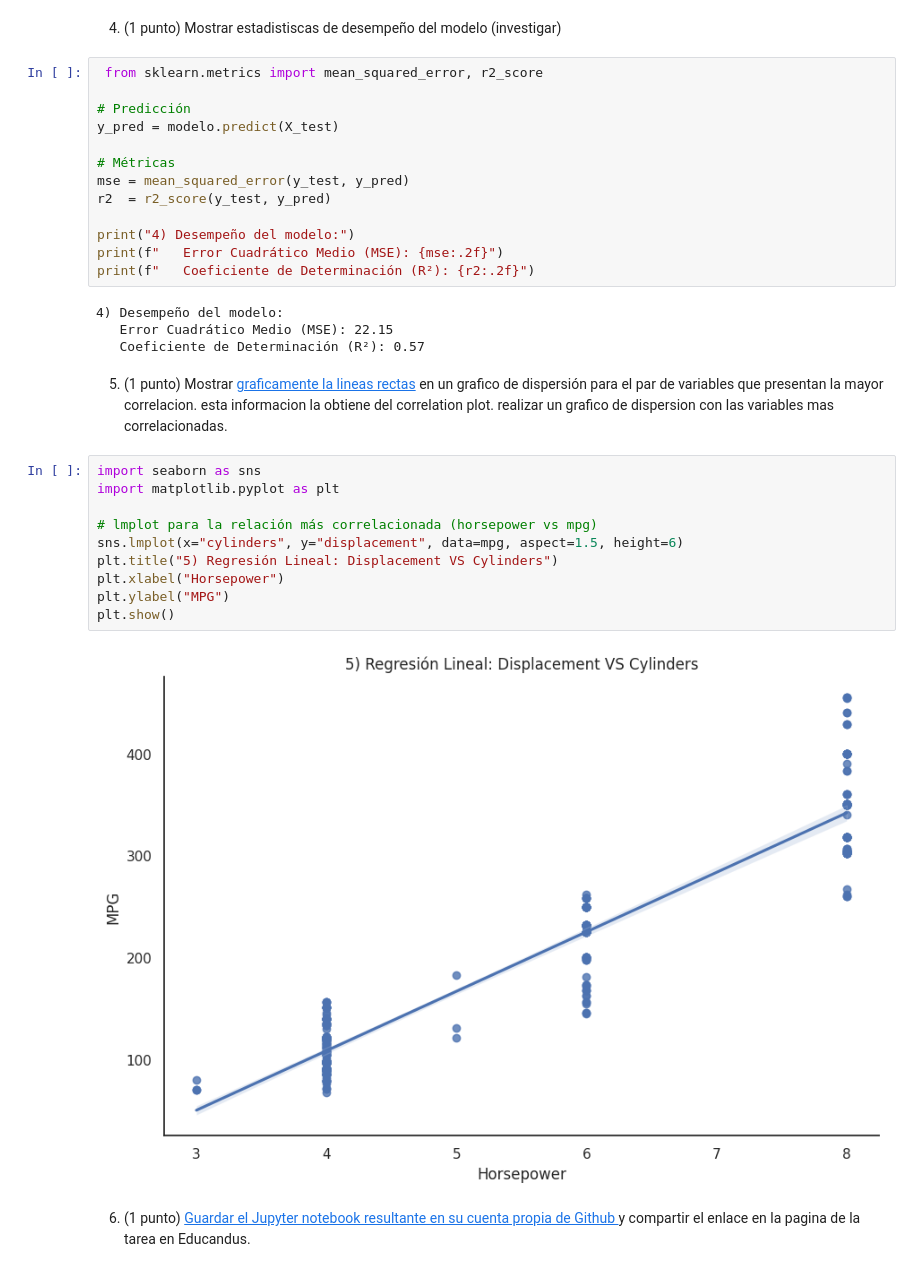
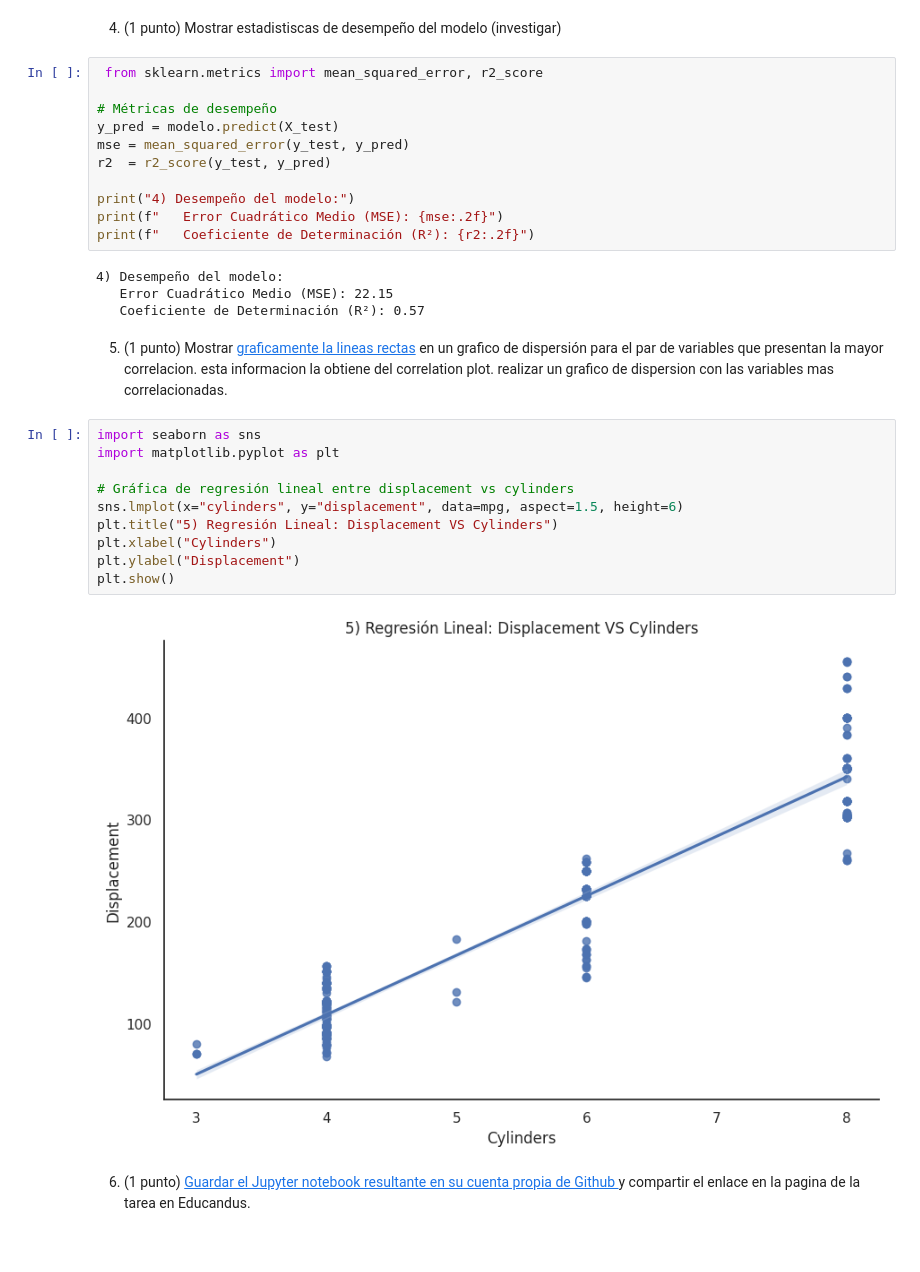
Before and after one commit to BorisMejiasII/RegresionLineal-II, a Jupyter notebook: S07-Linear-Models/Tarea_regresion_lineal.ipynb, the cells around one changed output. Drawn from its saved outputs; the diff is of its cells as text.

```diff
--- a/S07-Linear-Models/Tarea_regresion_lineal.ipynb
+++ b/S07-Linear-Models/Tarea_regresion_lineal.ipynb
@@ -75,10 +73,8 @@ print(f"   Intercepto: {modelo.intercept_:.4f}")
 # %%
  from sklearn.metrics import mean_squared_error, r2_score
 
-# Predicción
+# Métricas de desempeño
 y_pred = modelo.predict(X_test)
-
-# Métricas
 mse = mean_squared_error(y_test, y_pred)
 r2  = r2_score(y_test, y_pred)
 
@@ -94,14 +90,14 @@ print(f"   Coeficiente de Determinación (R²): {r2:.2f}")
 # %%
 import seaborn as sns
 import matplotlib.pyplot as plt
 
-# lmplot para la relación más correlacionada (horsepower vs mpg)
+# Gráfica de regresión lineal entre displacement vs cylinders
 sns.lmplot(x="cylinders", y="displacement", data=mpg, aspect=1.5, height=6)
 plt.title("5) Regresión Lineal: Displacement VS Cylinders")
-plt.xlabel("Horsepower")
-plt.ylabel("MPG")
+plt.xlabel("Cylinders")
+plt.ylabel("Displacement")
 plt.show()
 # %% [output]
-[figure, old version]
+[figure, new version]
 # %% [markdown]
 6) (1 punto) [Guardar el Jupyter notebook resultante en su cuenta propia de Github ](https://bebi103a.github.io/lessons/02/git_with_colab.html) y compartir el enlace en la pagina de la tarea en Educandus.
```
Also changed, not shown: parts of 3 cells of this notebook.
